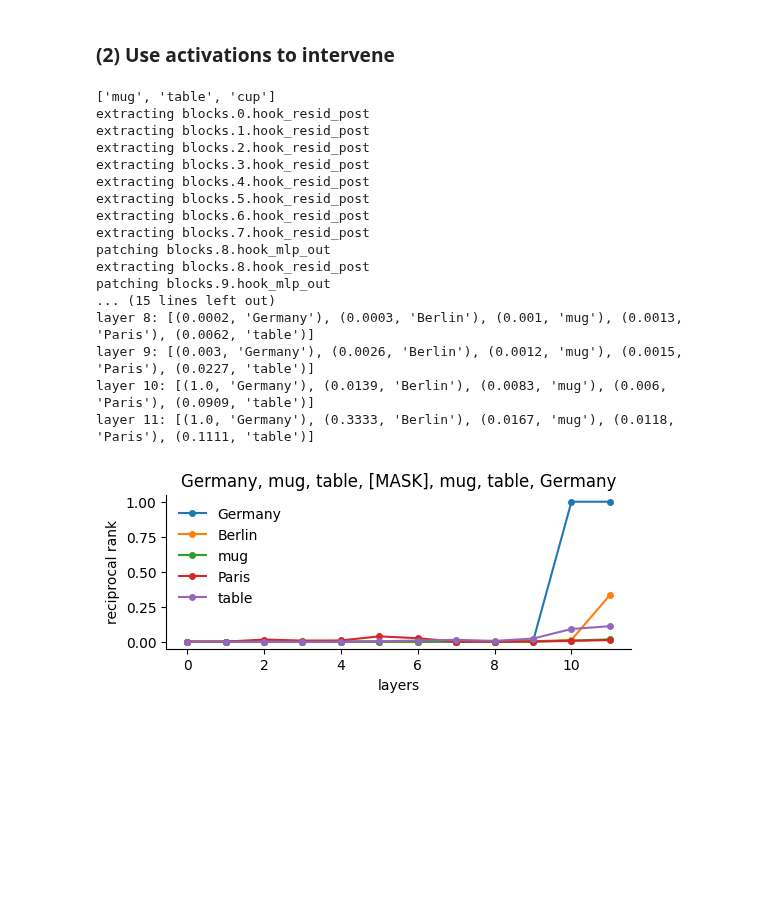
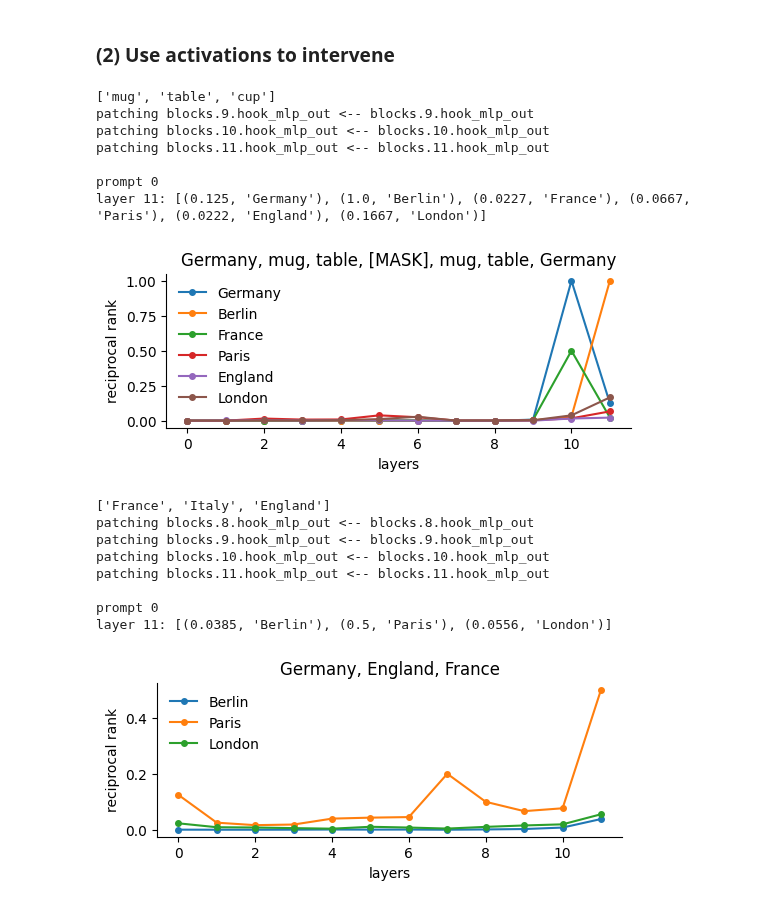
Before and after one commit to kdu4108/measureLM, a Jupyter notebook: notebooks/encoder/encoder-only v1.ipynb, the cells around one changed output. Saved outputs shown, nothing was run; the diff lists cells and outputs as text; code cells hidden in the pictures; blank space fills up the shorter version.

```diff
--- a/notebooks/encoder/encoder-only v1.ipynb
+++ b/notebooks/encoder/encoder-only v1.ipynb
@@ -21,11 +21,11 @@ Loaded pretrained model bert-base-cased into HookedTransformer
 # %% [markdown]
 ### 1) Get activations
 # %%
-prompts = ['Q: What is the capital of Germany? A: [MASK]']
+prompts = ['Q: What is the capital of Poland? A: Warsaw. Q: What is the capital of Germany? A: [MASK].']
 logits, activs, tokens = decoding.encode(prompts, model)
 layer_scores = decoding.early_decoding(activs, model)
 
-token_candidates = ["Poland", "Warsaw", "London", "Berlin"]
+token_candidates = ["Poland", "Warsaw", "Germany", "Berlin"]
 tok_idx = scoring.token_select(tokens, model, select_token="[MASK]")
 scored_tokens = scoring.scores_to_tokens(layer_scores, tok_idx, model, mode=token_candidates)
 visualizing.visualize_token_ranks(scored_tokens, token_candidates, prompts)
@@ -49,37 +38,55 @@ layer 11: [(0.0159, 'Poland'), (0.0104, 'Warsaw'), (0.0556, 'London'), (0.3333,
 # %%
 new_prompts = ["Germany, mug, table, [MASK], mug, table, Germany"]
 new_logits, new_activs, new_tokens = decoding.encode(new_prompts, model)
 insert_tok_idx = scoring.token_select(new_tokens, model, select_token="[MASK]")
 pred = model.tokenizer.convert_ids_to_tokens(torch.topk(new_logits[insert_tok_idx], k=3).indices.tolist()[0])
 print(pred)
 
 
-patch_map = patching.create_hook_mapping(model, extract_l=(8, 12), patch_l=(8, 12))
+patch_map = patching.create_hook_mapping(model, patch_l=(9, 12))
 patch_logits, resid_post = patching.intervene(new_tokens, activs, model, patch_map, extract_tok_idx=tok_idx, insert_tok_idx=insert_tok_idx)
 resid_layer_scores = decoding.early_decoding(resid_post, model)
 
-new_token_candidates = ["Germany", "Berlin", "mug", "Paris", "table"]
+new_token_candidates = ["Germany", "Berlin", "France", "Paris", "England", "London"]
 
 ## scoring
 extract_tok_idx = scoring.token_select(new_tokens, model, select_token="[MASK]")
 scored_tokens = scoring.scores_to_tokens(resid_layer_scores, extract_tok_idx, model, mode=new_token_candidates)
 visualizing.visualize_token_ranks(scored_tokens, new_token_candidates, new_prompts)
 # %% [output]
 ['mug', 'table', 'cup']
-extracting blocks.0.hook_resid_post
-extracting blocks.1.hook_resid_post
-extracting blocks.2.hook_resid_post
-extracting blocks.3.hook_resid_post
-extracting blocks.4.hook_resid_post
-extracting blocks.5.hook_resid_post
-extracting blocks.6.hook_resid_post
-extracting blocks.7.hook_resid_post
-patching blocks.8.hook_mlp_out
-extracting blocks.8.hook_resid_post
-patching blocks.9.hook_mlp_out
-... (15 lines left out)
-layer 8: [(0.0002, 'Germany'), (0.0003, 'Berlin'), (0.001, 'mug'), (0.0013, 'Paris'), (0.0062, 'table')]
-layer 9: [(0.003, 'Germany'), (0.0026, 'Berlin'), (0.0012, 'mug'), (0.0015, 'Paris'), (0.0227, 'table')]
-layer 10: [(1.0, 'Germany'), (0.0139, 'Berlin'), (0.0083, 'mug'), (0.006, 'Paris'), (0.0909, 'table')]
-layer 11: [(1.0, 'Germany'), (0.3333, 'Berlin'), (0.0167, 'mug'), (0.0118, 'Paris'), (0.1111, 'table')]
+patching blocks.9.hook_mlp_out <-- blocks.9.hook_mlp_out
+patching blocks.10.hook_mlp_out <-- blocks.10.hook_mlp_out
+patching blocks.11.hook_mlp_out <-- blocks.11.hook_mlp_out
+
+prompt 0
+layer 11: [(0.125, 'Germany'), (1.0, 'Berlin'), (0.0227, 'France'), (0.0667, 'Paris'), (0.0222, 'England'), (0.1667, 'London')]
-[figure, old version]
+[figure, new version]
+# %%
+new_prompts = ["Germany, England, France"]
+new_logits, new_activs, new_tokens = decoding.encode(new_prompts, model)
+insert_tok_idx = scoring.token_select(new_tokens, model, select_token="France")
+pred = model.tokenizer.convert_ids_to_tokens(torch.topk(new_logits[insert_tok_idx], k=3).indices.tolist()[0])
+print(pred)
+
+
+patch_map = patching.create_hook_mapping(model, patch_l=(8, 12))
+patch_logits, resid_post = patching.intervene(new_tokens, activs, model, patch_map, extract_tok_idx=tok_idx, insert_tok_idx=insert_tok_idx)
+resid_layer_scores = decoding.early_decoding(resid_post, model)
+
+new_token_candidates = ["Berlin", "Paris", "London"]
+
+## scoring
+extract_tok_idx = scoring.token_select(new_tokens, model, select_token="France")
+scored_tokens = scoring.scores_to_tokens(resid_layer_scores, extract_tok_idx, model, mode=new_token_candidates)
+visualizing.visualize_token_ranks(scored_tokens, new_token_candidates, new_prompts)
+# %% [output]
+['France', 'Italy', 'England']
+patching blocks.8.hook_mlp_out <-- blocks.8.hook_mlp_out
+patching blocks.9.hook_mlp_out <-- blocks.9.hook_mlp_out
+patching blocks.10.hook_mlp_out <-- blocks.10.hook_mlp_out
+patching blocks.11.hook_mlp_out <-- blocks.11.hook_mlp_out
+
+prompt 0
+layer 11: [(0.0385, 'Berlin'), (0.5, 'Paris'), (0.0556, 'London')]
+[figure, added]
```
Also changed, not shown: parts of 1 cell of this notebook, 4 other files.
